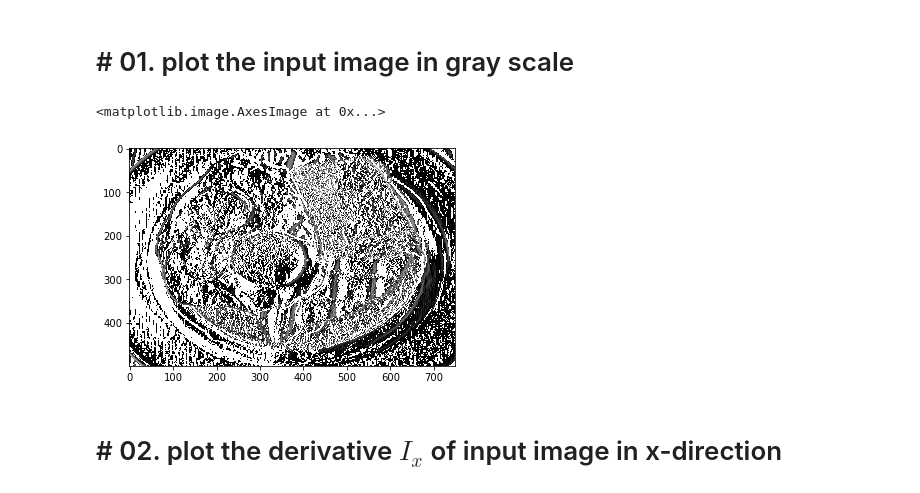
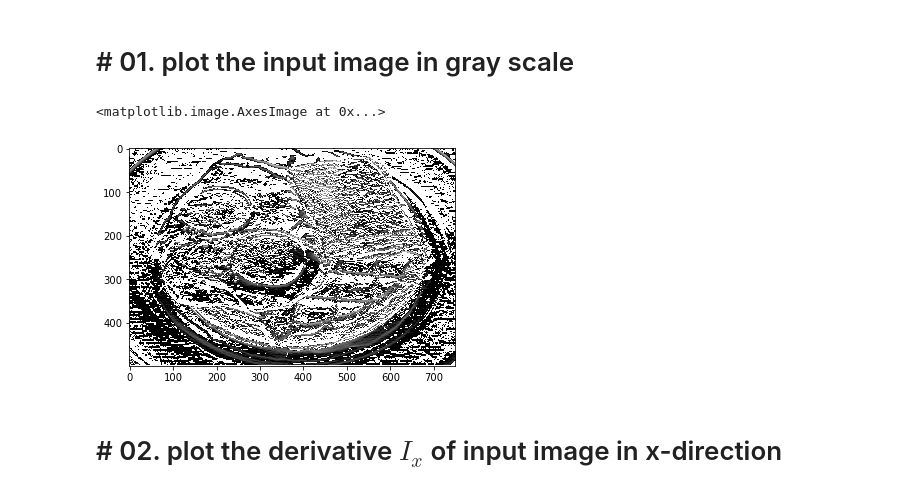
Before and after one commit to 2HyeongSeok/assignment-machine-learning, a Jupyter notebook: 03/assignment_03_1.ipynb, the cells around one changed output. Drawn from its saved outputs; the diff is of its cells as text; code cells hidden in the pictures.

Commit message:
test imshow of Iy with log scale

```diff
--- a/03/assignment_03_1.ipynb
+++ b/03/assignment_03_1.ipynb
@@ -114,10 +114,10 @@ def plot_norm_gradient(norm_gradient):
 # %% [markdown]
 # # 01. plot the input image in gray scale
 # %%
-plt.imshow( Ix ,cmap = 'gray' , norm = colors.LogNorm())
+plt.imshow( Iy ,cmap = 'gray' , norm = colors.LogNorm())
 # %% [output]
 <matplotlib.image.AxesImage at 0x...>
-[figure, old version]
+[figure, new version]
 # %% [markdown]
 # # 02. plot the derivative $I_x$ of input image in x-direction
 # %%
```
